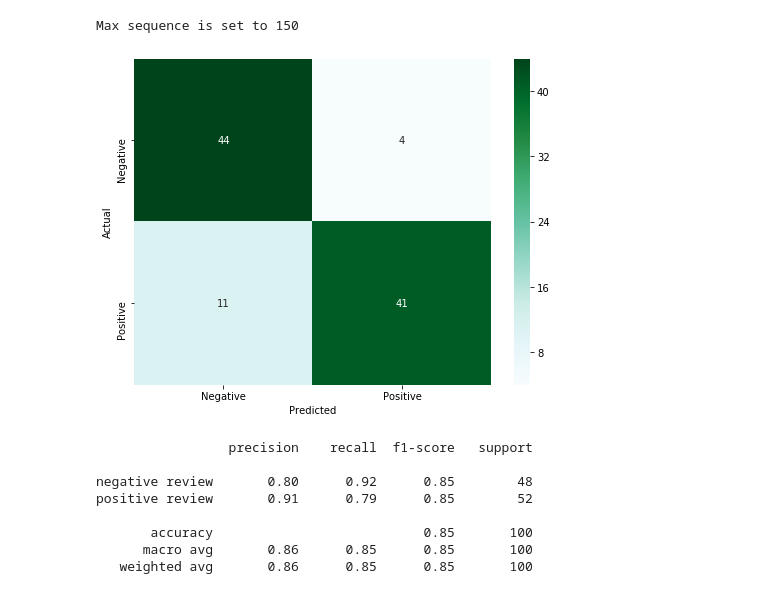
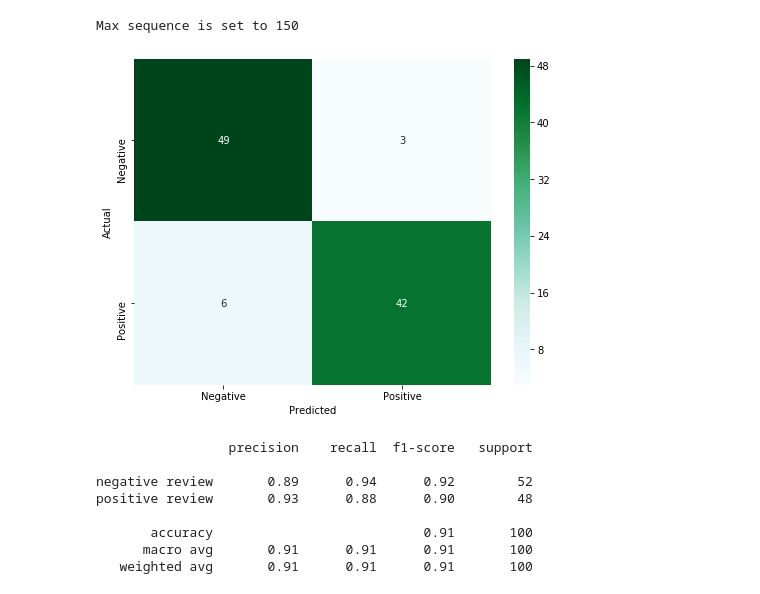
Before and after one commit to griddynamics/ml-dsl, a Jupyter notebook: notebooks/TestUseCaseGCP.ipynb, the cells around one changed output. Cells and saved outputs as stored; diff of their text form; code cells hidden in the pictures.

```diff
--- a/notebooks/TestUseCaseGCP.ipynb
+++ b/notebooks/TestUseCaseGCP.ipynb
@@ -392,8 +415,8 @@ with warnings.catch_warnings():
     warnings.simplefilter("ignore")
     from utils import *
 
-word_to_index, word_to_vec_map = read_glove_vectors("gs://{bucket}/mldsl/data/demo_job_1590767199/words")
-df_x, df_y, l = prepare_dataset('gs://{bucket}/mldsl/data/demo_job_1590767199/train', 150, word_to_index)
+word_to_index, word_to_vec_map = read_glove_vectors("gs://ai4ops/mldsl/data/demo_job_1590767199/words")
+df_x, df_y, l = prepare_dataset('gs://ai4ops/mldsl/data/demo_job_1590767199/test', 150, word_to_index)
 # %% [output]
 Max sequence is set to 150
 # %%
@@ -411,22 +432,23 @@ dense=np.array(activation).argmax(axis=1)
 # %%
-conf_mat = confusion_matrix(test_y, dense)
+preds=np.array(activation).argmax(axis=1)
+conf_mat = confusion_matrix(test_y, preds)
 fig, ax = plt.subplots(figsize=(8,6))
 classes=['Negative', 'Positive']
 sns.heatmap(conf_mat, annot=True, fmt='d',xticklabels=classes, yticklabels=classes, cmap=plt.cm.BuGn)
 plt.ylabel('Actual')
 plt.xlabel('Predicted')
 plt.show()
 # %% [output]
-[figure, old version]
+[figure, new version]
 # %%
 target_names = ['negative review', 'positive review']
-print(classification_report(test_y, dense, target_names=target_names))
+print(classification_report(test_y, preds, target_names=target_names))
 # %% [output]
                  precision    recall  f1-score   support
 
-negative review       0.80      0.92      0.85        48
-positive review       0.91      0.79      0.85        52
+negative review       0.89      0.94      0.92        52
+positive review       0.93      0.88      0.90        48
 
-       accuracy                           0.85       100
-      macro avg       0.86      0.85      0.85       100
-   weighted avg       0.86      0.85      0.85       100
+       accuracy                           0.91       100
+      macro avg       0.91      0.91      0.91       100
+   weighted avg       0.91      0.91      0.91       100
```
Also changed, not shown: parts of 20 cells of this notebook, 1 other file.
